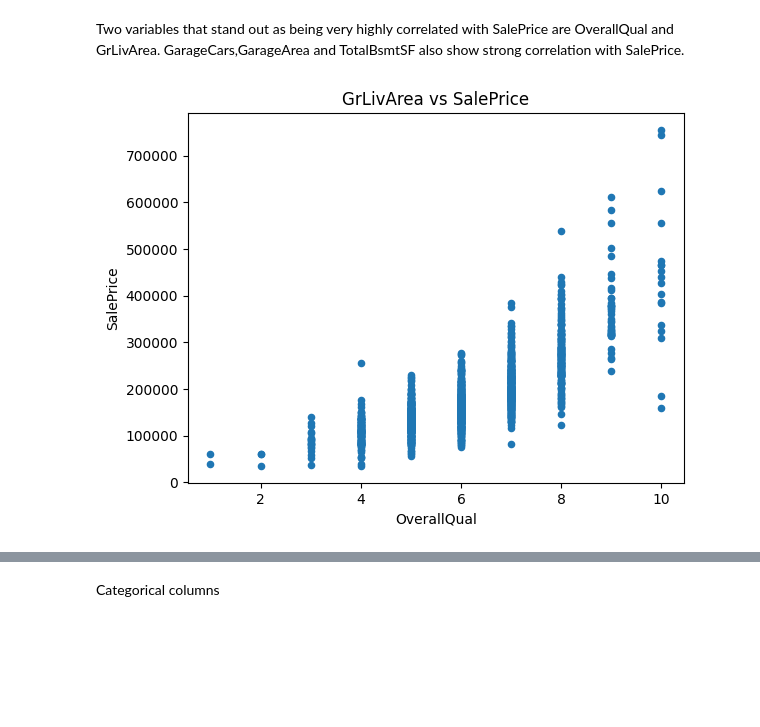
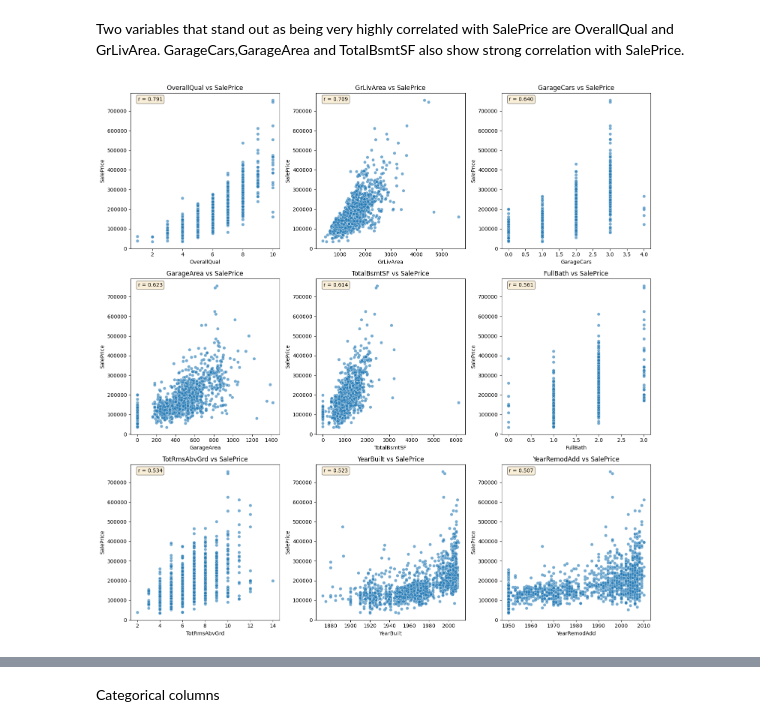
Before and after one commit to polip/ames-python, a Jupyter notebook: eda.ipynb, the cells around one changed output, grey strips where cells are left out. Saved outputs shown, nothing was run; the diff lists cells and outputs as text; code cells hidden in the pictures; blank space fills up the shorter version.

```diff
--- a/eda.ipynb
+++ b/eda.ipynb
@@ -84,7 +88,34 @@ plt.show()
 # %% [markdown]
 Two variables that stand out as being very highly correlated with SalePrice are OverallQual and GrLivArea. GarageCars,GarageArea and TotalBsmtSF also show strong correlation with SalePrice.
 # %%
-train.plot.scatter(x='OverallQual', y='SalePrice', title='GrLivArea vs SalePrice')
+import seaborn as sns
+import matplotlib.pyplot as plt
+
+# Variables to plot against SalePrice
+num_vars = ['OverallQual', 'GrLivArea', 'GarageCars', 'GarageArea', 'TotalBsmtSF', 'FullBath', 'TotRmsAbvGrd', 'YearBuilt','YearRemodAdd']
+
+# Calculate number of rows needed
+n_cols = 3
+n_rows = (len(num_vars) + n_cols - 1) // n_cols
+
+fig, axes = plt.subplots(nrows=n_rows, ncols=n_cols, figsize=(15, 5 * n_rows))
+axes = axes.flatten()
+
+for i, var in enumerate(num_vars):
+    sns.scatterplot(data=train, x=var, y='SalePrice', ax=axes[i], alpha=0.6)
+    axes[i].set_title(f'{var} vs SalePrice')
+
+    # Add correlation coefficient
+    corr = train[var].corr(train['SalePrice'])
+    axes[i].text(0.05, 0.95, f'r = {corr:.3f}',
+                transform=axes[i].transAxes,
+                bbox=dict(boxstyle="round", facecolor='wheat', alpha=0.5))
+
+# Hide unused subplots
+for j in range(len(num_vars), len(axes)):
+    axes[j].set_visible(False)
+
+plt.tight_layout()
 plt.show()
 # %% [output]
-[figure, old version]
+[figure, new version]
```
Also changed, not shown: parts of 28 cells of this notebook, 7 other files.
